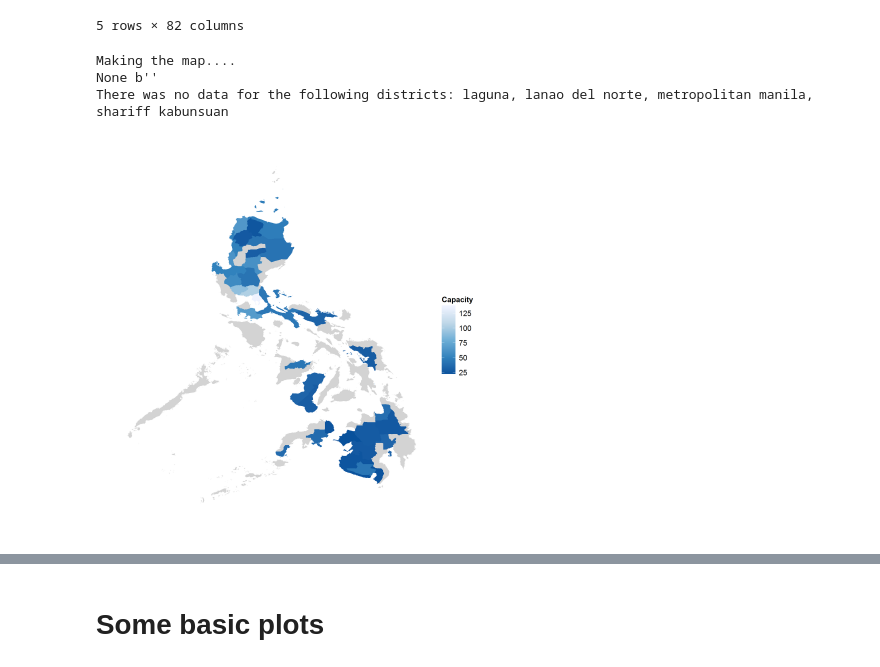
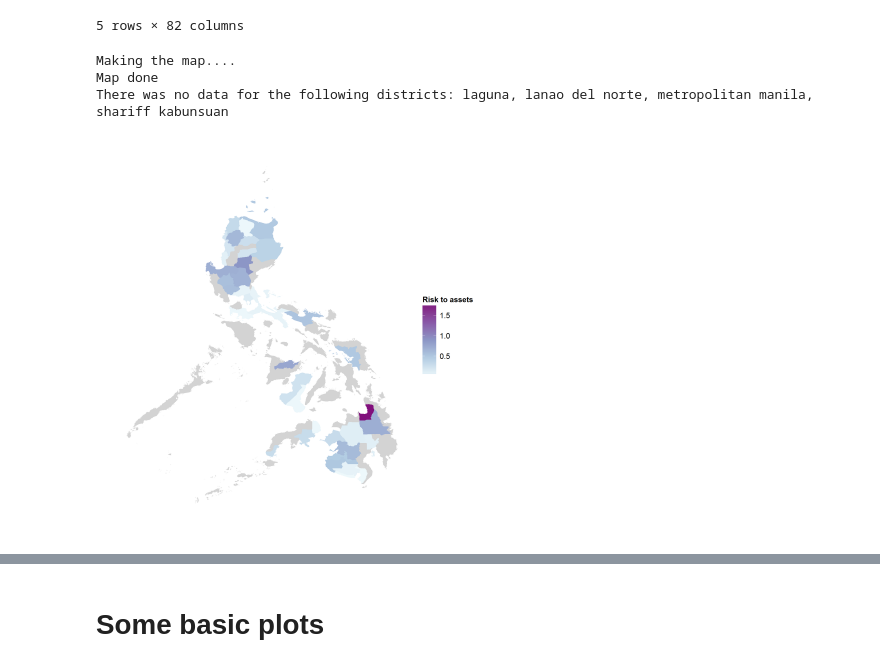
Before and after one commit to adrivsh/resilience_indicator_phl, a Jupyter notebook: draw_maps_and_plots.ipynb, the cells around one changed output, grey strips where cells are left out. Drawn from its saved outputs; the diff is of its cells as text; code cells hidden in the pictures.

```diff
--- a/draw_maps_and_plots.ipynb
+++ b/draw_maps_and_plots.ipynb
@@ -24,12 +23,12 @@ df_with_results.head()
 | Albay | 0.032568 | 0.840840 | 0.346 | 1264097.894966 | 0.514019 | 0.409587 | 158.629 | 0.7930 | 184.136685 | ... |
 5 rows × 82 columns
 # %%
-map_with_r(100*df_with_results,"map_of_risk_to_assets.png",shapefile="PHL_adm1.shp",to_map="risk_to_assets",
+map_with_r(100*df_with_results,"map_of_risk_to_assets.png",shapefile="inputs/PHL_adm1.shp",to_map="risk_to_assets",
            legend_name="Risk to assets", color_palette="brewer.pal(5,'BuPu')",na_color = "light grey")
 Image("map_of_risk_to_assets.png",width=400)
 # %% [output]
 Making the map....
-None b''
+Map done
 There was no data for the following districts: laguna, lanao del norte, metropolitan manila, shariff kabunsuan
-[figure, old version]
+[figure, new version]
 # %%
```
Also changed, not shown: parts of 4 cells of this notebook, 4 other files.
